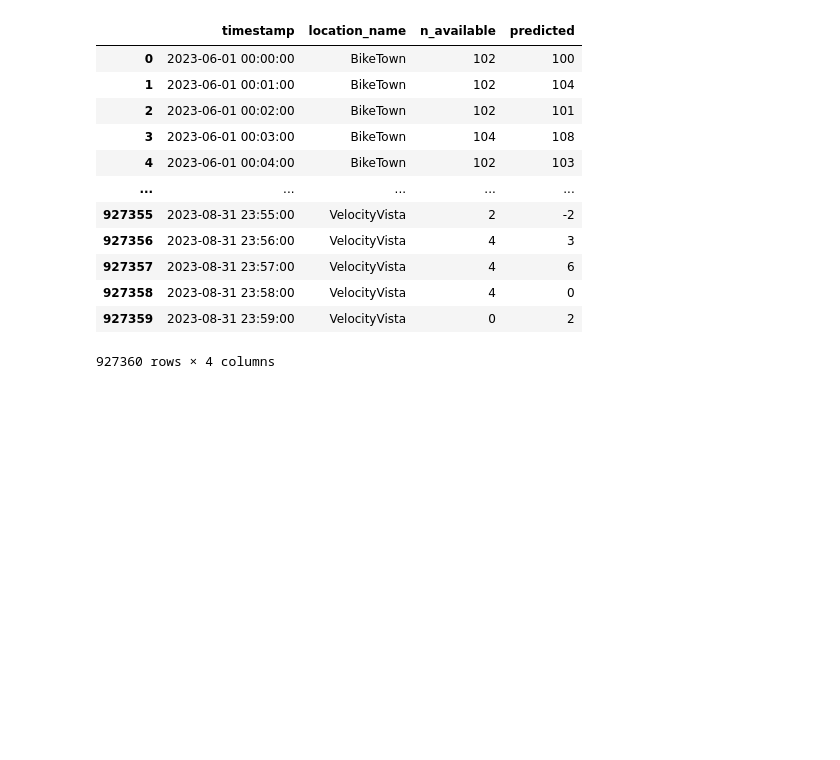
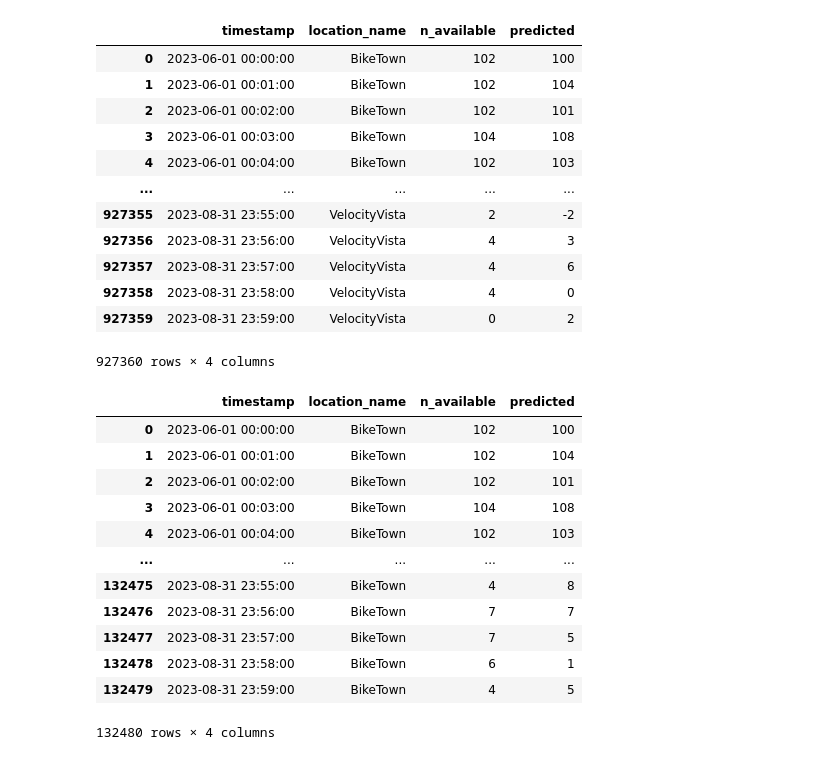
Before and after one commit to lucavh/pedal-palooza, a Jupyter notebook: data/eda.ipynb, the cells around one changed output. Saved outputs shown, nothing was run; the diff lists cells and outputs as text; code cells hidden in the pictures; blank space fills up the shorter version.

```diff
--- a/data/eda.ipynb
+++ b/data/eda.ipynb
@@ -18,3 +18,19 @@ availability_df
 | 927358 | 2023-08-31 23:58:00 | VelocityVista | 4 | 0 |
 | 927359 | 2023-08-31 23:59:00 | VelocityVista | 0 | 2 |
 927360 rows × 4 columns
+# %%
+availability_df[availability_df["location_name"].isin(["BikeTown"])]
+# %% [output]
+|  | timestamp | location_name | n_available | predicted |
+| 0 | 2023-06-01 00:00:00 | BikeTown | 102 | 100 |
+| 1 | 2023-06-01 00:01:00 | BikeTown | 102 | 104 |
+| 2 | 2023-06-01 00:02:00 | BikeTown | 102 | 101 |
+| 3 | 2023-06-01 00:03:00 | BikeTown | 104 | 108 |
+| 4 | 2023-06-01 00:04:00 | BikeTown | 102 | 103 |
+| ... | ... | ... | ... | ... |
+| 132475 | 2023-08-31 23:55:00 | BikeTown | 4 | 8 |
+| 132476 | 2023-08-31 23:56:00 | BikeTown | 7 | 7 |
+| 132477 | 2023-08-31 23:57:00 | BikeTown | 7 | 5 |
+| 132478 | 2023-08-31 23:58:00 | BikeTown | 6 | 1 |
+| 132479 | 2023-08-31 23:59:00 | BikeTown | 4 | 5 |
+132480 rows × 4 columns
```
Also changed, not shown: parts of 4 cells of this notebook.
